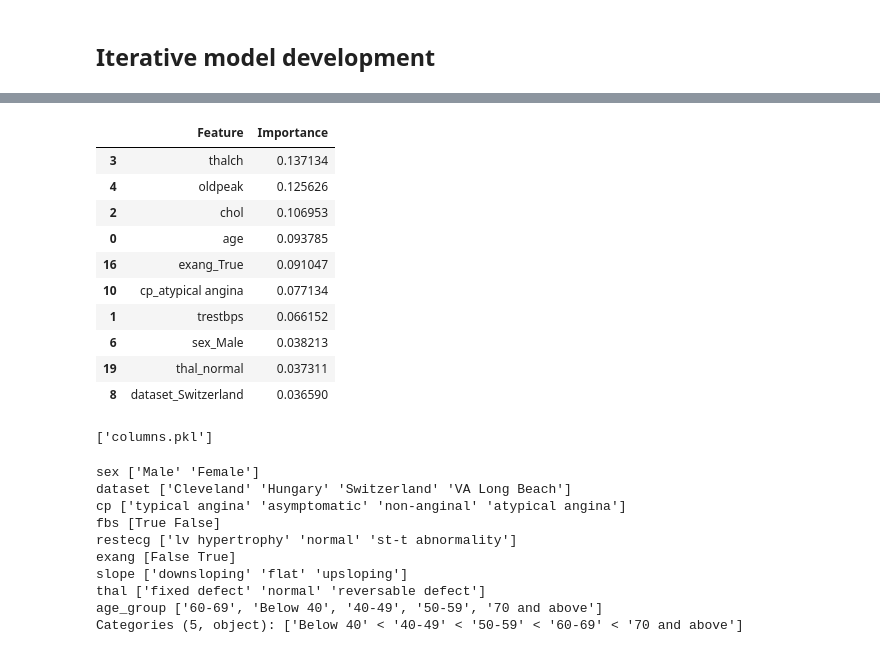
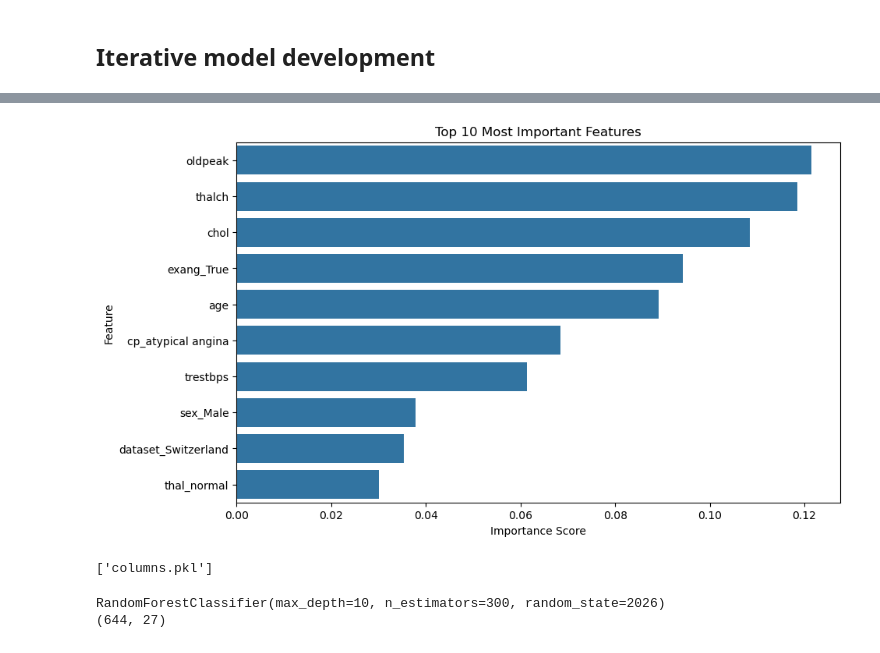
Before and after one commit to pjjwen/mldp2026, a Jupyter notebook: MLDP Program Codes Submission Template.ipynb, the cells around one changed output, grey strips where cells are left out. Cells and saved outputs as stored; diff of their text form; code cells hidden in the pictures.

```diff
--- a/MLDP Program Codes Submission Template.ipynb
+++ b/MLDP Program Codes Submission Template.ipynb
@@ -315,14 +356,14 @@ X_test[numeric_columns] = num_imputer.transform(
 # %% [markdown]
 Median imputation was applied to numerical variables because the meidan is less affected by extreme values compared to the mean.
 # %%
-cat_imputer = SimpleImputer(strategy='most_frequent')
+cat_imputer = SimpleImputer(strategy="most_frequent")
 
-X_train[categorical_columns] = cat_imputer.fit_transform(
-    X_train[categorical_columns]
+X_train[categorical_features] = cat_imputer.fit_transform(
+    X_train[categorical_features]
 )
 
-X_test[categorical_columns] = cat_imputer.transform(
-    X_test[categorical_columns]
+X_test[categorical_features] = cat_imputer.transform(
+    X_test[categorical_features]
 )
 # %% [markdown]
 Missing categorical values were replaces using the most frequent category because categorical variables cannot be averaged.
@@ -330,14 +371,14 @@ Missing categorical values were replaces using the most frequent category becaus
 #OHE
 X_train = pd.get_dummies(
     X_train,
-    columns=categorical_columns,
+    columns=categorical_features,
     drop_first=True,
     dtype=int
 )
 
 X_test = pd.get_dummies(
     X_test,
-    columns=categorical_columns,
+    columns=categorical_features,
     drop_first=True,
     dtype=int
 )
@@ -625,29 +640,32 @@ comparison_df
+# %%
+importance = pd.DataFrame({
+    "Feature": X_train.columns,
+    "Importance": best_rf.feature_importances_
+})
+
+importance = importance.sort_values(
+    by="Importance",
+    ascending=False
+)
 # %%
-importance = pd.DataFrame({
-    "Feature": X_train.columns,
-    "Importance": best_rf.feature_importances_
-})
+import matplotlib.pyplot as plt
+import seaborn as sns
 
+plt.figure(figsize=(10, 6))
 
-importance = importance.sort_values(
-    "Importance",
-    ascending=False
+sns.barplot(
+    data=importance.head(10),
+    x="Importance",
+    y="Feature"
 )
 
+plt.title("Top 10 Most Important Features")
+plt.xlabel("Importance Score")
+plt.ylabel("Feature")
 
-importance.head(10)
+plt.show()
 # %% [output]
-|  | Feature | Importance |
-| 3 | thalch | 0.137134 |
-| 4 | oldpeak | 0.125626 |
-| 2 | chol | 0.106953 |
-| 0 | age | 0.093785 |
-| 16 | exang_True | 0.091047 |
-| 10 | cp_atypical angina | 0.077134 |
-| 1 | trestbps | 0.066152 |
-| 6 | sex_Male | 0.038213 |
-| 19 | thal_normal | 0.037311 |
-| 8 | dataset_Switzerland | 0.036590 |
+[figure, added]
 # %%
 joblib.dump(best_rf, "rf_model.pkl")
 joblib.dump(num_imputer, "numeric_imputer.pkl")
@@ -655,17 +673,9 @@ joblib.dump(cat_imputer, "categorical_imputer.pkl")
 joblib.dump(X_train.columns.tolist(), "columns.pkl")
 # %% [output]
 ['columns.pkl']
-# %%
-for column in categorical_columns:
-    print(column, df[column].dropna().unique())
-# %% [output]
-sex ['Male' 'Female']
-dataset ['Cleveland' 'Hungary' 'Switzerland' 'VA Long Beach']
-cp ['typical angina' 'asymptomatic' 'non-anginal' 'atypical angina']
-fbs [True False]
-restecg ['lv hypertrophy' 'normal' 'st-t abnormality']
-exang [False True]
-slope ['downsloping' 'flat' 'upsloping']
-thal ['fixed defect' 'normal' 'reversable defect']
-age_group ['60-69', 'Below 40', '40-49', '50-59', '70 and above']
-Categories (5, object): ['Below 40' < '40-49' < '50-59' < '60-69' < '70 and above']
+# %%
+print(best_rf)
+print(X_train.shape)
+# %% [output]
+RandomForestClassifier(max_depth=10, n_estimators=300, random_state=2026)
+(644, 27)
```
Also changed, not shown: parts of 13 cells of this notebook, 5 other files.
